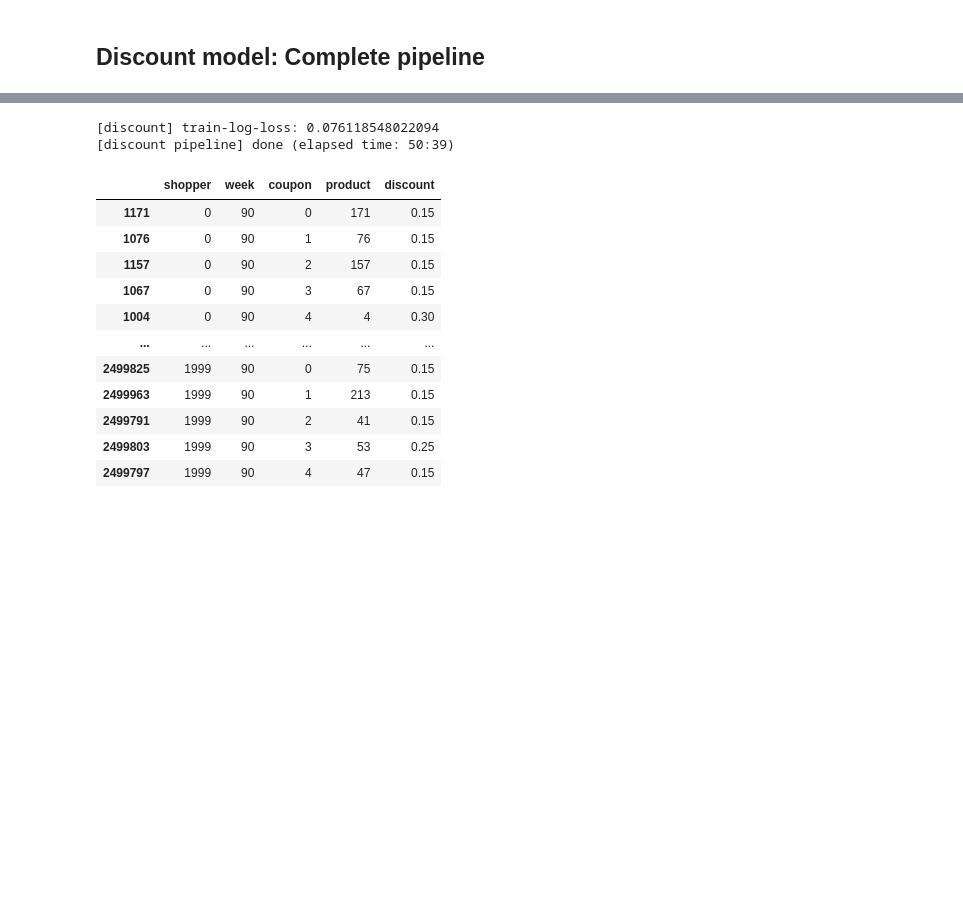
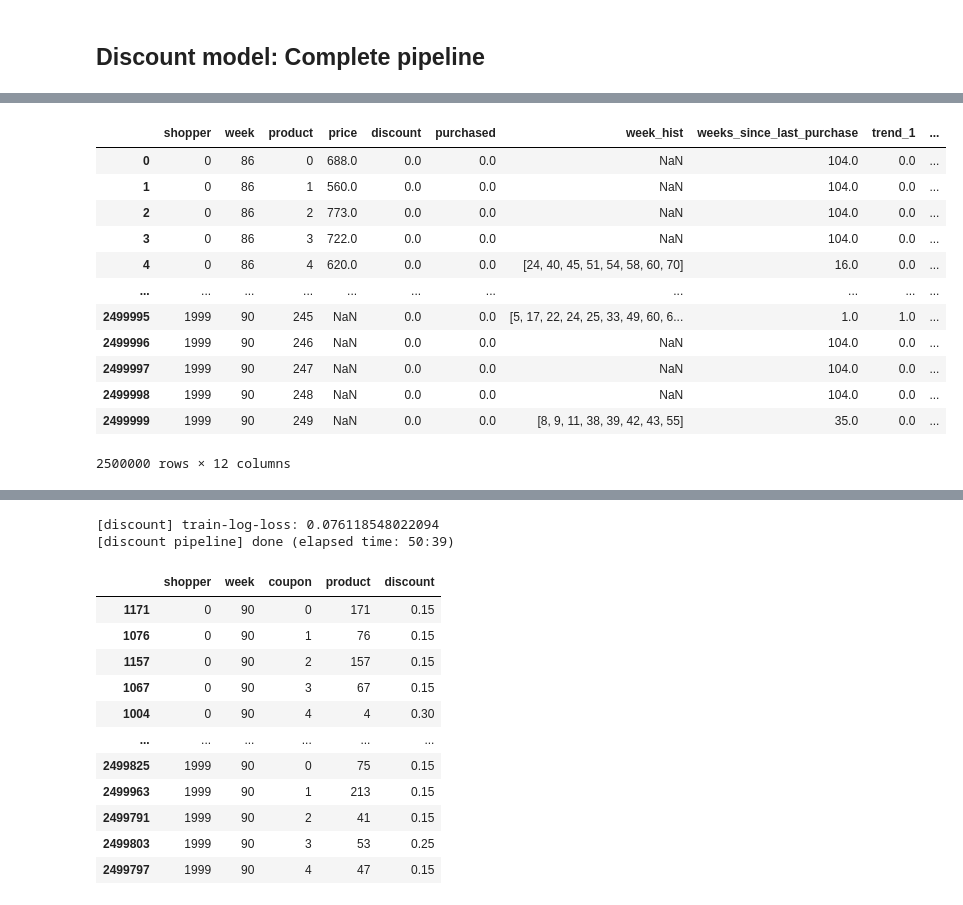
Before and after one commit to leonhagel/mlim-g2, a Jupyter notebook: code/discount-model_20210226_complete-pipeline_no-intermediary-results.ipynb, the cells around one changed output, grey strips where cells are left out. Cells and saved outputs as stored; diff of their text form; code cells hidden in the pictures; blank space fills up the shorter version.

```diff
--- a/code/discount-model_20210226_complete-pipeline_no-intermediary-results.ipynb
+++ b/code/discount-model_20210226_complete-pipeline_no-intermediary-results.ipynb
@@ -76,0 +91,14 @@ df[(df['week'] == 86) & (df['shopper'] == 0)]
+# %%
+#discount_model.prepare(week=(86,90), shopper=(0,9), product=(1,19))
+
+# API
+model_config = {
+    'shopper': range(2000),
+    'product': range(250),
+    'test_week': 90,
+    'n_coupons': 5,
+    'discounts': [0.15, 0.2, 0.25, 0.3],
+    'train_window': 4,
+}
+
+output = discount_model.prepare()
@@ -76,0 +111,16 @@ df[(df['week'] == 86) & (df['shopper'] == 0)]
+# %%
+output
+# %% [output]
+|  | shopper | week | product | price | discount | purchased | week_hist | weeks_since_last_purchase | trend_1 | ... |
+| 0 | 0 | 86 | 0 | 688.0 | 0.0 | 0.0 | NaN | 104.0 | 0.0 | ... |
+| 1 | 0 | 86 | 1 | 560.0 | 0.0 | 0.0 | NaN | 104.0 | 0.0 | ... |
+| 2 | 0 | 86 | 2 | 773.0 | 0.0 | 0.0 | NaN | 104.0 | 0.0 | ... |
+| 3 | 0 | 86 | 3 | 722.0 | 0.0 | 0.0 | NaN | 104.0 | 0.0 | ... |
+| 4 | 0 | 86 | 4 | 620.0 | 0.0 | 0.0 | [24, 40, 45, 51, 54, 58, 60, 70] | 16.0 | 0.0 | ... |
+| ... | ... | ... | ... | ... | ... | ... | ... | ... | ... | ... |
+| 2499995 | 1999 | 90 | 245 | NaN | 0.0 | 0.0 | [5, 17, 22, 24, 25, 33, 49, 60, 6... | 1.0 | 1.0 | ... |
+| 2499996 | 1999 | 90 | 246 | NaN | 0.0 | 0.0 | NaN | 104.0 | 0.0 | ... |
+| 2499997 | 1999 | 90 | 247 | NaN | 0.0 | 0.0 | NaN | 104.0 | 0.0 | ... |
+| 2499998 | 1999 | 90 | 248 | NaN | 0.0 | 0.0 | NaN | 104.0 | 0.0 | ... |
+| 2499999 | 1999 | 90 | 249 | NaN | 0.0 | 0.0 | [8, 9, 11, 38, 39, 42, 43, 55] | 35.0 | 0.0 | ... |
+2500000 rows × 12 columns
```
Also changed, not shown: parts of 17 cells of this notebook, 2 other files.
